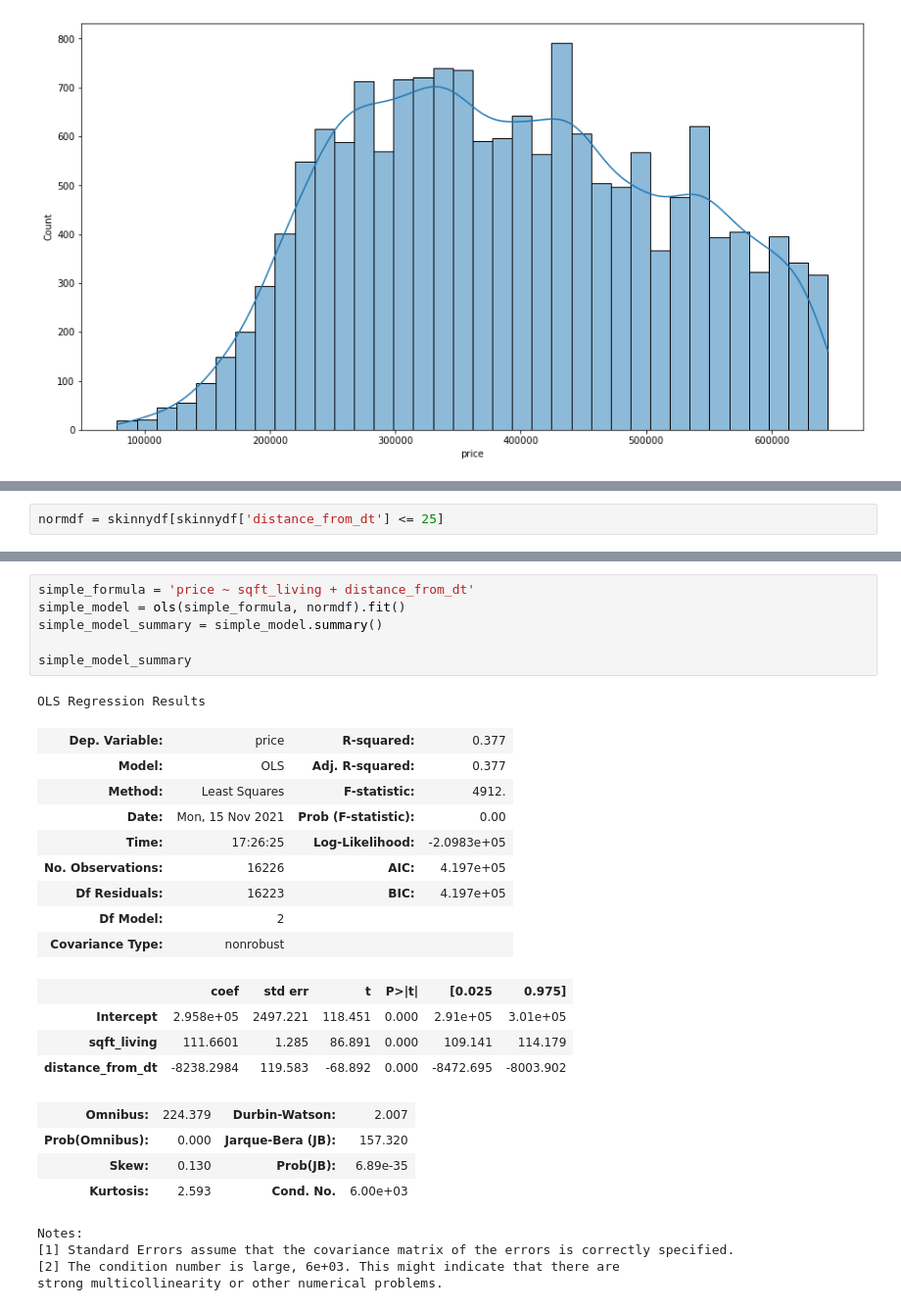
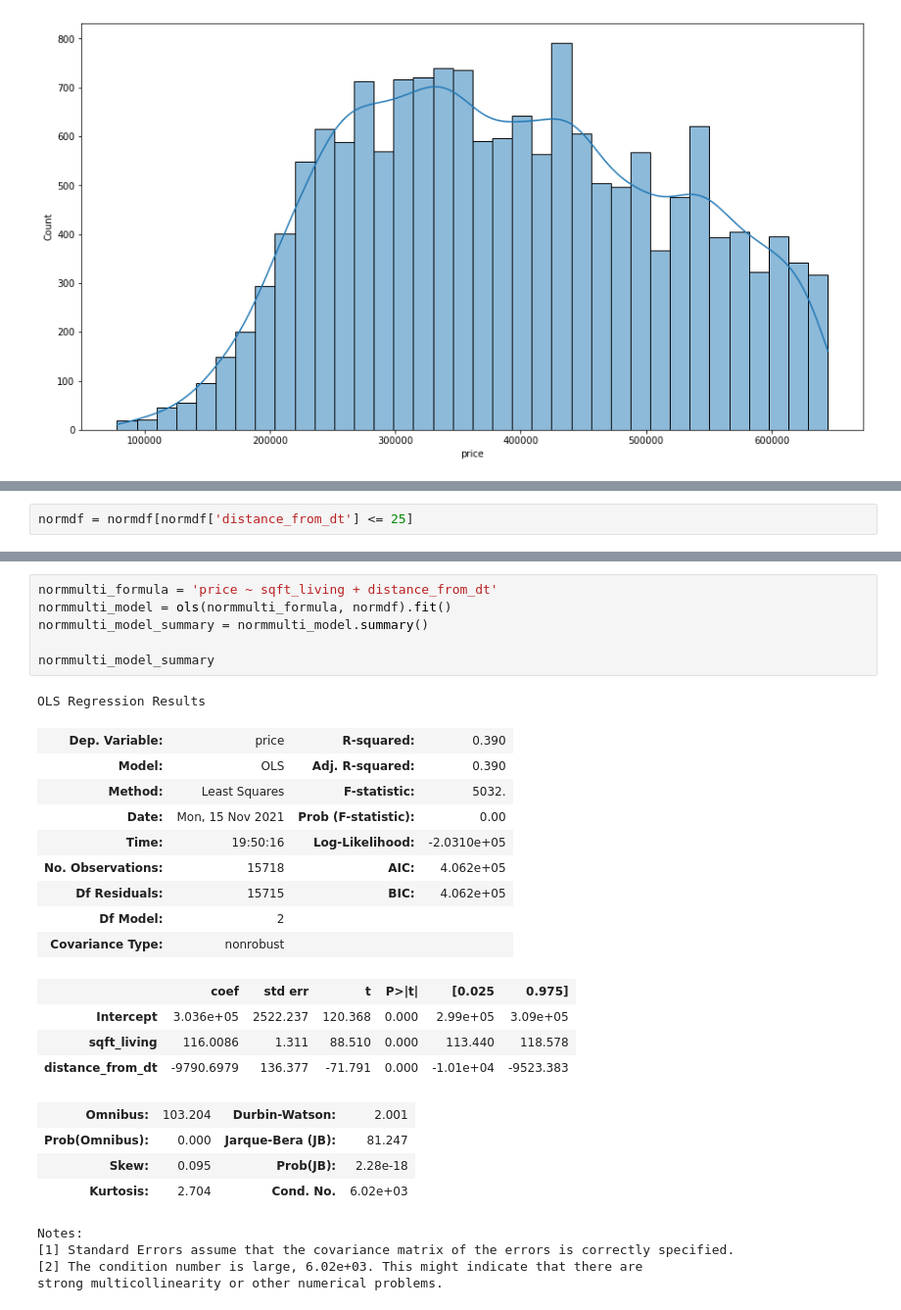
Before and after one commit to aishabaitemirovaothman/phase2_project_group7, a Jupyter notebook: stevensnotebook.ipynb, the cells around one changed output, grey strips where cells are left out. Shown at 98% size. Cells and saved outputs as stored; diff of their text form.

Commit message:
adding a few more models, playing around a bit

```diff
--- a/stevensnotebook.ipynb
+++ b/stevensnotebook.ipynb
@@ -283,5 +298,5 @@ sns.histplot(skinnydf['distance_from_dt'], kde=True)
 # %%
-normdf = skinnydf[skinnydf['distance_from_dt'] <= 25]
+normdf = normdf[normdf['distance_from_dt'] <= 25]
 # %%
 normdf['distance_from_dt'].describe()
 # %% [output]
@@ -410,29 +511,29 @@ strong multicollinearity or other numerical problems.
 # %%
-simple_formula = 'price ~ sqft_living + distance_from_dt'
-simple_model = ols(simple_formula, normdf).fit()
-simple_model_summary = simple_model.summary()
+normmulti_formula = 'price ~ sqft_living + distance_from_dt'
+normmulti_model = ols(normmulti_formula, normdf).fit()
+normmulti_model_summary = normmulti_model.summary()
 
-simple_model_summary
+normmulti_model_summary
 # %% [output]
 OLS Regression Results
-| Dep. Variable: | price | R-squared: | 0.377 |
-| Model: | OLS | Adj. R-squared: | 0.377 |
-| Method: | Least Squares | F-statistic: | 4912. |
+| Dep. Variable: | price | R-squared: | 0.390 |
+| Model: | OLS | Adj. R-squared: | 0.390 |
+| Method: | Least Squares | F-statistic: | 5032. |
 | Date: | Mon, 15 Nov 2021 | Prob (F-statistic): | 0.00 |
-| Time: | 17:26:25 | Log-Likelihood: | -2.0983e+05 |
-| No. Observations: | 16226 | AIC: | 4.197e+05 |
-| Df Residuals: | 16223 | BIC: | 4.197e+05 |
+| Time: | 19:50:16 | Log-Likelihood: | -2.0310e+05 |
+| No. Observations: | 15718 | AIC: | 4.062e+05 |
+| Df Residuals: | 15715 | BIC: | 4.062e+05 |
 | Df Model: | 2 |  |  |
 | Covariance Type: | nonrobust |  |  |
 |  | coef | std err | t | P>|t| | [0.025 | 0.975] |
-| Intercept | 2.958e+05 | 2497.221 | 118.451 | 0.000 | 2.91e+05 | 3.01e+05 |
-| sqft_living | 111.6601 | 1.285 | 86.891 | 0.000 | 109.141 | 114.179 |
-| distance_from_dt | -8238.2984 | 119.583 | -68.892 | 0.000 | -8472.695 | -8003.902 |
+| Intercept | 3.036e+05 | 2522.237 | 120.368 | 0.000 | 2.99e+05 | 3.09e+05 |
+| sqft_living | 116.0086 | 1.311 | 88.510 | 0.000 | 113.440 | 118.578 |
+| distance_from_dt | -9790.6979 | 136.377 | -71.791 | 0.000 | -1.01e+04 | -9523.383 |
-| Omnibus: | 224.379 | Durbin-Watson: | 2.007 |
-| Prob(Omnibus): | 0.000 | Jarque-Bera (JB): | 157.320 |
-| Skew: | 0.130 | Prob(JB): | 6.89e-35 |
-| Kurtosis: | 2.593 | Cond. No. | 6.00e+03 |
+| Omnibus: | 103.204 | Durbin-Watson: | 2.001 |
+| Prob(Omnibus): | 0.000 | Jarque-Bera (JB): | 81.247 |
+| Skew: | 0.095 | Prob(JB): | 2.28e-18 |
+| Kurtosis: | 2.704 | Cond. No. | 6.02e+03 |
 Notes:
 [1] Standard Errors assume that the covariance matrix of the errors is correctly specified.
-[2] The condition number is large, 6e+03. This might indicate that there are
+[2] The condition number is large, 6.02e+03. This might indicate that there are
 strong multicollinearity or other numerical problems.
```
Also changed, not shown: parts of 15 cells of this notebook.
